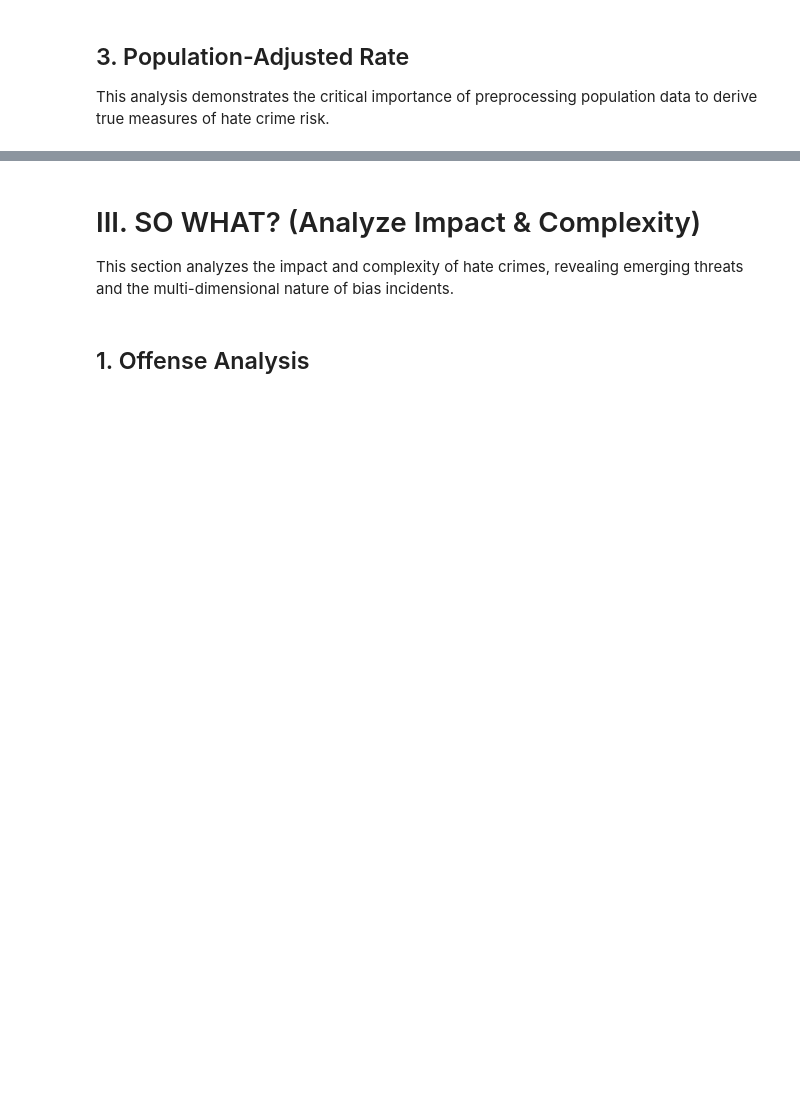
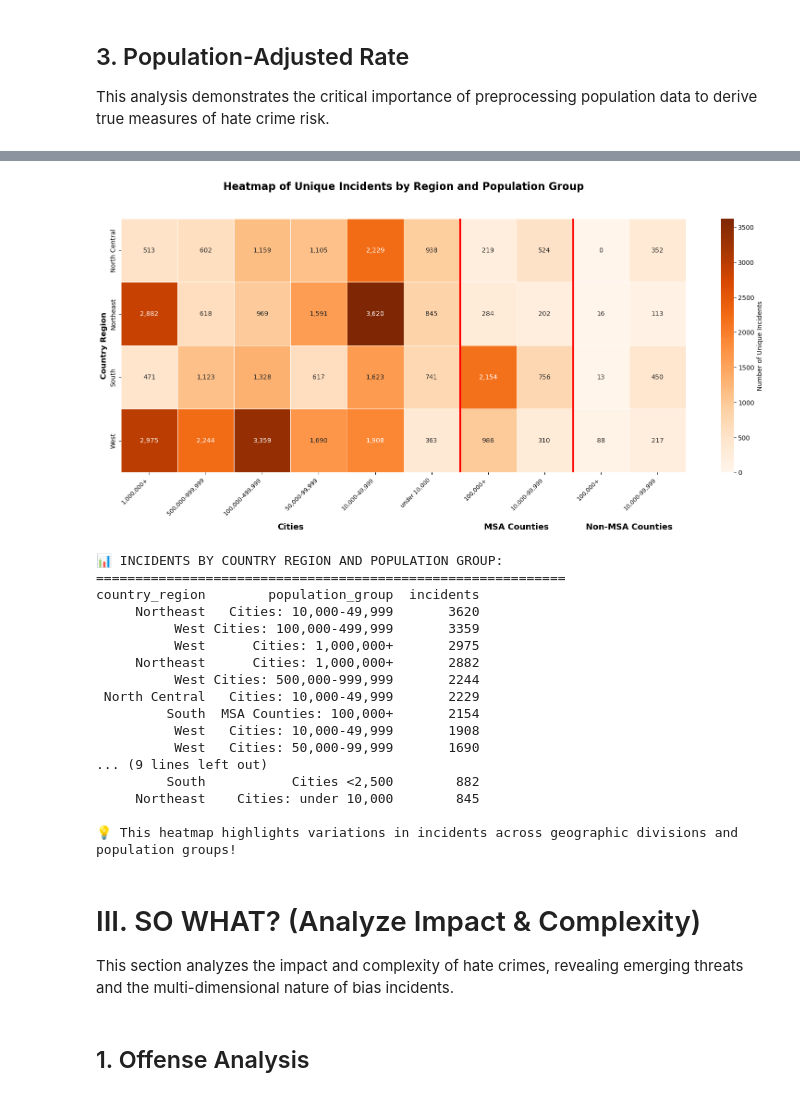
Before and after one commit to yamik1ra/DPnV_Group5_DSEB, a Jupyter notebook: notebooks/storytelling.ipynb, the cells around one changed output, grey strips where cells are left out. Saved outputs shown, nothing was run; the diff lists cells and outputs as text; code cells hidden in the pictures; blank space fills up the shorter version.

```diff
--- a/notebooks/storytelling.ipynb
+++ b/notebooks/storytelling.ipynb
@@ -878,3 +415,24 @@ country_region population_group_simplified  incidents
+# %%
+visualize.plot_region_pop_heatmap(df)
+# %% [output]
+[figure, added]
+📊 INCIDENTS BY COUNTRY REGION AND POPULATION GROUP:
+============================================================
+country_region        population_group  incidents
+     Northeast   Cities: 10,000-49,999       3620
+          West Cities: 100,000-499,999       3359
+          West      Cities: 1,000,000+       2975
+     Northeast      Cities: 1,000,000+       2882
+          West Cities: 500,000-999,999       2244
+ North Central   Cities: 10,000-49,999       2229
+         South  MSA Counties: 100,000+       2154
+          West   Cities: 10,000-49,999       1908
+          West   Cities: 50,000-99,999       1690
+... (9 lines left out)
+         South           Cities <2,500        882
+     Northeast    Cities: under 10,000        845
+
+💡 This heatmap highlights variations in incidents across geographic divisions and population groups!
 # %% [markdown]
 # III. SO WHAT? (Analyze Impact & Complexity)
 
```
Also changed, not shown: parts of 14 cells of this notebook, 5 other files.
